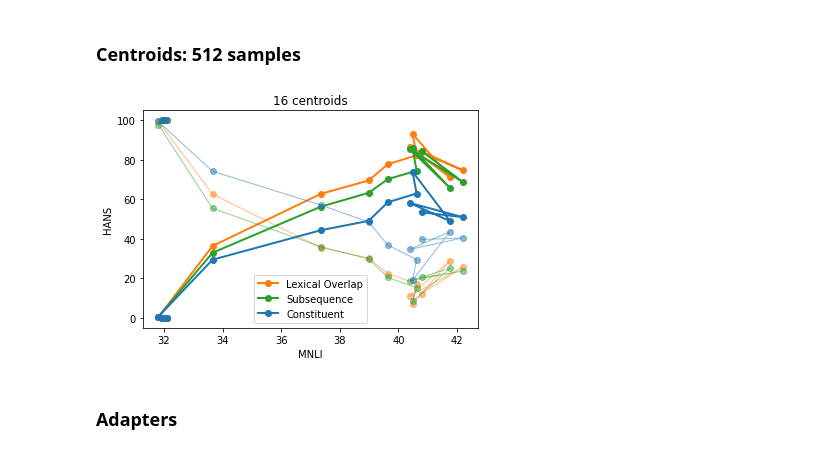
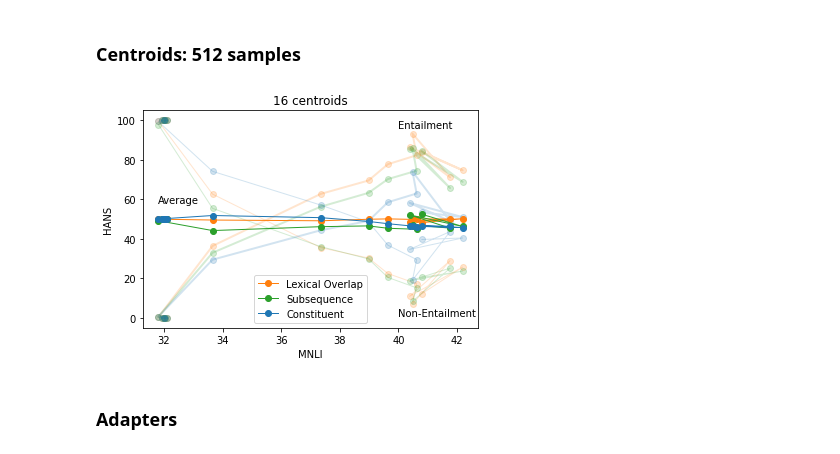
Before and after one commit to prajjwal1/generalize_lm_nli, a Jupyter notebook: nbs/graph_plots_paper.ipynb, the cells around one changed output. Cells and saved outputs as stored; diff of their text form; code cells hidden in the pictures.

```diff
--- a/nbs/graph_plots_paper.ipynb
+++ b/nbs/graph_plots_paper.ipynb
@@ -358,30 +449,40 @@ centroids_samples_hans_avg_lo = (centroids_samples_hans_ent_lo+centroids_samples
 centroids_samples_hans_avg_sub = (centroids_samples_hans_ent_sub+centroids_samples_hans_non_ent_sub)/2
 centroids_samples_hans_avg_cons = (centroids_samples_hans_ent_cons+centroids_samples_hans_non_ent_cons)/2
 # %%
-plt.plot(centroids_samples_mnli, centroids_samples_hans_ent_lo[:16], label='Lexical Overlap',
-        marker='o', linewidth=2, markersize=6, color='tab:orange')
+plt.plot(centroids_samples_mnli, centroids_samples_hans_ent_lo[:16],
+        marker='o', linewidth=2, markersize=6, color='tab:orange', alpha=0.2)
 plt.plot(centroids_samples_mnli, centroids_samples_hans_non_ent_lo[:16],
-        marker='o', linewidth=1, markersize=6, color='tab:orange', alpha=0.5)
+        marker='o', linewidth=1, markersize=6, color='tab:orange', alpha=0.2)
 
-plt.plot(centroids_samples_mnli, centroids_samples_hans_ent_sub[:16], label='Subsequence',
-        marker='o', linewidth=2, markersize=6, color='tab:green')
+plt.plot(centroids_samples_mnli, centroids_samples_hans_ent_sub[:16],
+        marker='o', linewidth=2, markersize=6, color='tab:green', alpha=0.2)
 plt.plot(centroids_samples_mnli, centroids_samples_hans_non_ent_sub[:16],
-        marker='o', linewidth=1, markersize=6, color='tab:green', alpha=0.5)
+        marker='o', linewidth=1, markersize=6, color='tab:green', alpha=0.2)
 
-plt.plot(centroids_samples_mnli, centroids_samples_hans_ent_cons[:16], label='Constituent',
-        marker='o', linewidth=2, markersize=6, color='tab:blue')
+plt.plot(centroids_samples_mnli, centroids_samples_hans_ent_cons[:16],
+        marker='o', linewidth=2, markersize=6, color='tab:blue', alpha=0.2)
 plt.plot(centroids_samples_mnli, centroids_samples_hans_non_ent_cons[:16],
-        marker='o', linewidth=1, markersize=6, color='tab:blue', alpha=0.5)
+        marker='o', linewidth=1, markersize=6, color='tab:blue', alpha=0.2)
+
+plt.plot(centroids_samples_mnli, centroids_samples_hans_avg_lo[:16],label='Lexical Overlap',
+        marker='o', linewidth=1, markersize=6, color='tab:orange')
+plt.plot(centroids_samples_mnli, centroids_samples_hans_avg_sub[:16],label='Subsequence',
+        marker='o', linewidth=1, markersize=6, color='tab:green', )
+plt.plot(centroids_samples_mnli, centroids_samples_hans_avg_cons[:16],label='Constituent',
+        marker='o', linewidth=1, markersize=6, color='tab:blue')
 
 
 plt.xlabel('MNLI')
 plt.ylabel('HANS')
 plt.legend()
 plt.title('16 centroids')
+plt.text(x=40, y=96, s='Entailment')
+plt.text(x=31.8, y=58, s='Average')
+plt.text(x=40, y=1, s='Non-Entailment')
 plt.savefig('/home/nlp/transformers-importance-sampling/figs/centroids.pdf')
 plt.show()
 # %% [output]
-[figure, old version]
+[figure, new version]
 # %% [markdown]
 ### Adapters
 # %%
```
Also changed, not shown: parts of 40 cells of this notebook, 11 other files.
